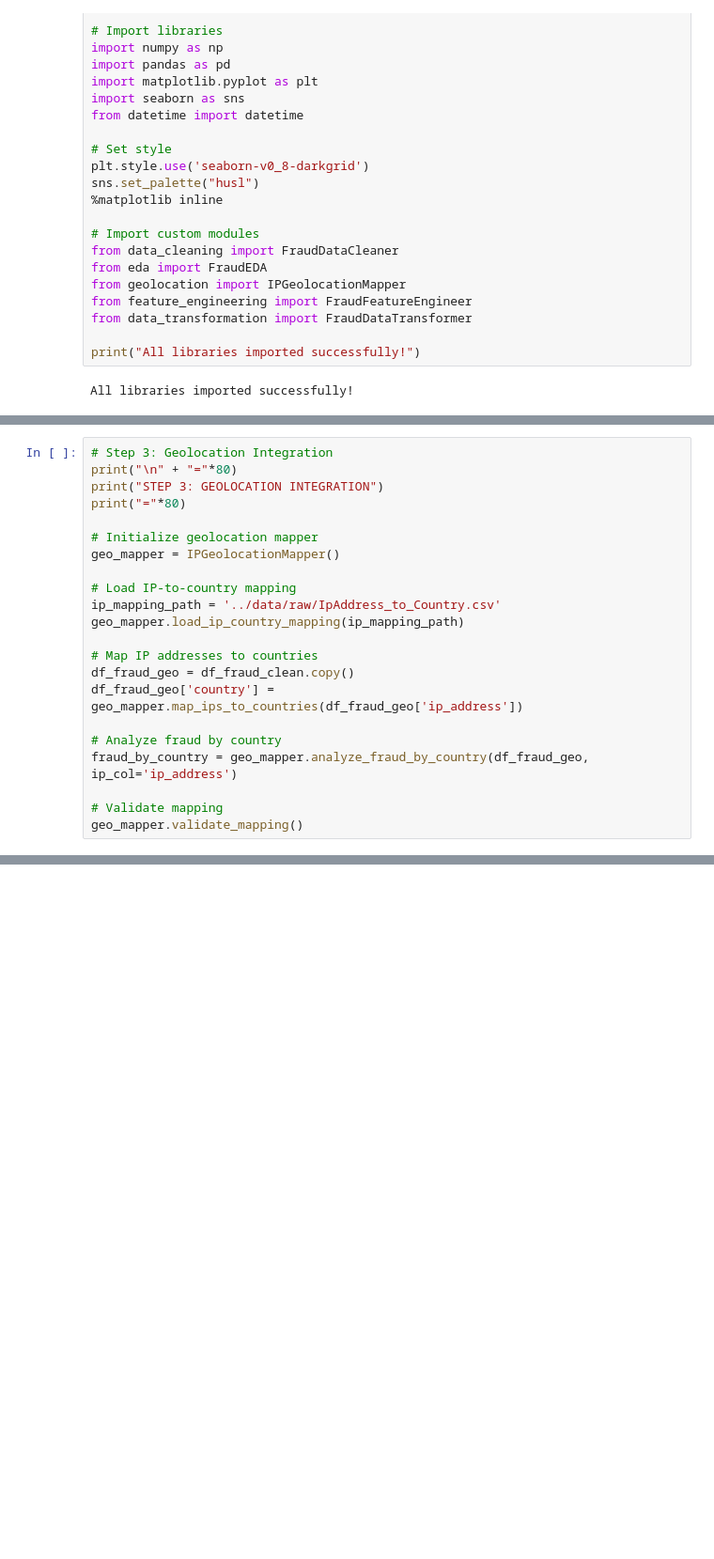
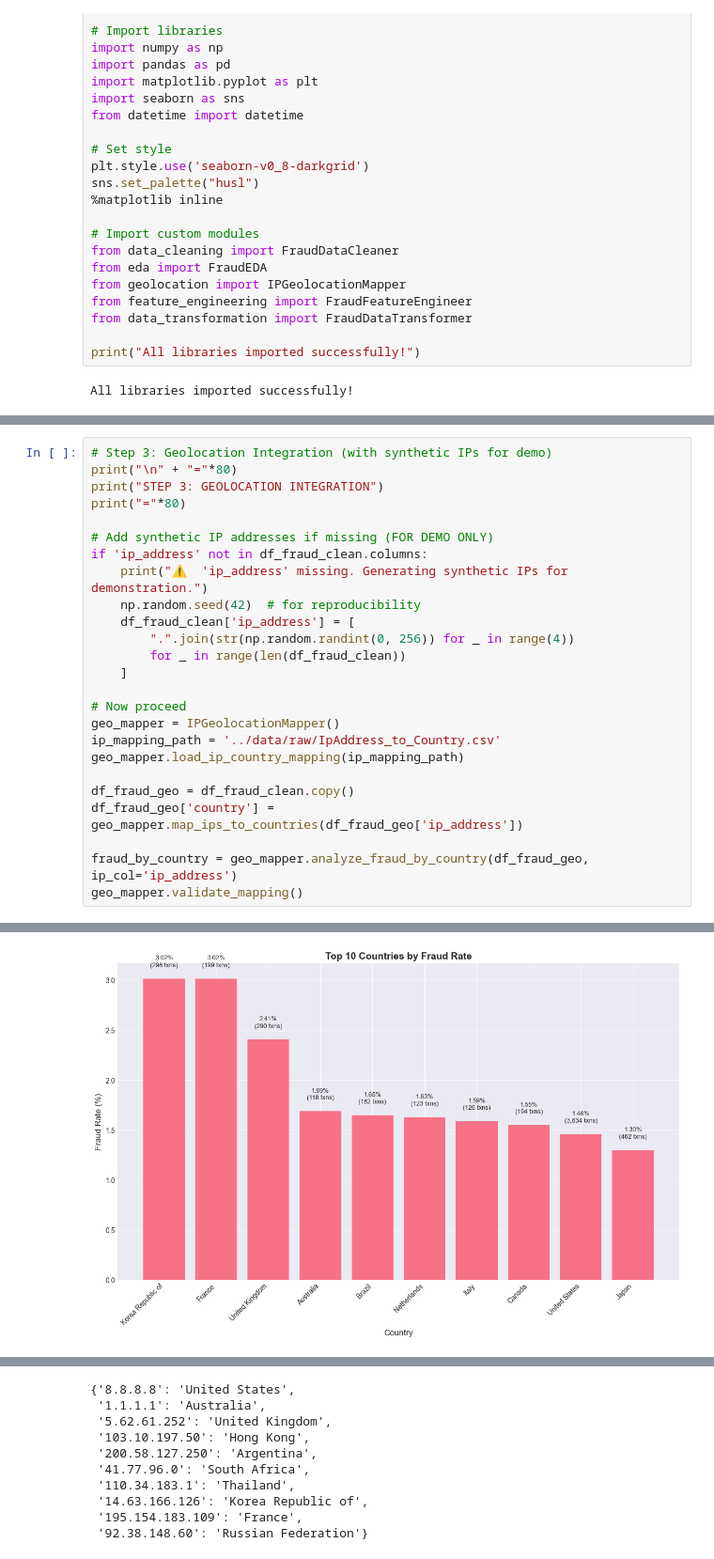
Before and after one commit to YibestBelay/fraud_detection, a Jupyter notebook: notebooks/feature-engineering.ipynb, the cells around one changed output, grey strips where cells are left out. Shown: that part at 94% size. Drawn from its saved outputs; the diff is of its cells as text; blank space fills up the shorter version.

```diff
--- a/notebooks/feature-engineering.ipynb
+++ b/notebooks/feature-engineering.ipynb
@@ -147,22 +176,26 @@ purchase_value       0.0010
 # %%
-# Step 3: Geolocation Integration
+# Step 3: Geolocation Integration (with synthetic IPs for demo)
 print("\n" + "="*80)
 print("STEP 3: GEOLOCATION INTEGRATION")
 print("="*80)
 
-# Initialize geolocation mapper
+# Add synthetic IP addresses if missing (FOR DEMO ONLY)
+if 'ip_address' not in df_fraud_clean.columns:
+    print("⚠️  'ip_address' missing. Generating synthetic IPs for demonstration.")
+    np.random.seed(42)  # for reproducibility
+    df_fraud_clean['ip_address'] = [
+        ".".join(str(np.random.randint(0, 256)) for _ in range(4))
+        for _ in range(len(df_fraud_clean))
+    ]
+
+# Now proceed
 geo_mapper = IPGeolocationMapper()
-
-# Load IP-to-country mapping
 ip_mapping_path = '../data/raw/IpAddress_to_Country.csv'
 geo_mapper.load_ip_country_mapping(ip_mapping_path)
 
-# Map IP addresses to countries
 df_fraud_geo = df_fraud_clean.copy()
 df_fraud_geo['country'] = geo_mapper.map_ips_to_countries(df_fraud_geo['ip_address'])
 
-# Analyze fraud by country
 fraud_by_country = geo_mapper.analyze_fraud_by_country(df_fraud_geo, ip_col='ip_address')
-
-# Validate mapping
 geo_mapper.validate_mapping()
+# %% [output]
@@ -168,0 +219 @@ geo_mapper.validate_mapping()
+[figure, added]
@@ -169,3 +237,13 @@ geo_mapper.validate_mapping()
+{'8.8.8.8': 'United States',
+ '1.1.1.1': 'Australia',
+ '5.62.61.252': 'United Kingdom',
+ '103.10.197.50': 'Hong Kong',
+ '200.58.127.250': 'Argentina',
+ '41.77.96.0': 'South Africa',
+ '110.34.183.1': 'Thailand',
+ '14.63.166.126': 'Korea Republic of',
+ '195.154.183.109': 'France',
+ '92.38.148.60': 'Russian Federation'}
 # %%
 # Step 4: Feature Engineering
 print("\n" + "="*80)
```
Also changed, not shown: parts of 5 cells of this notebook.
